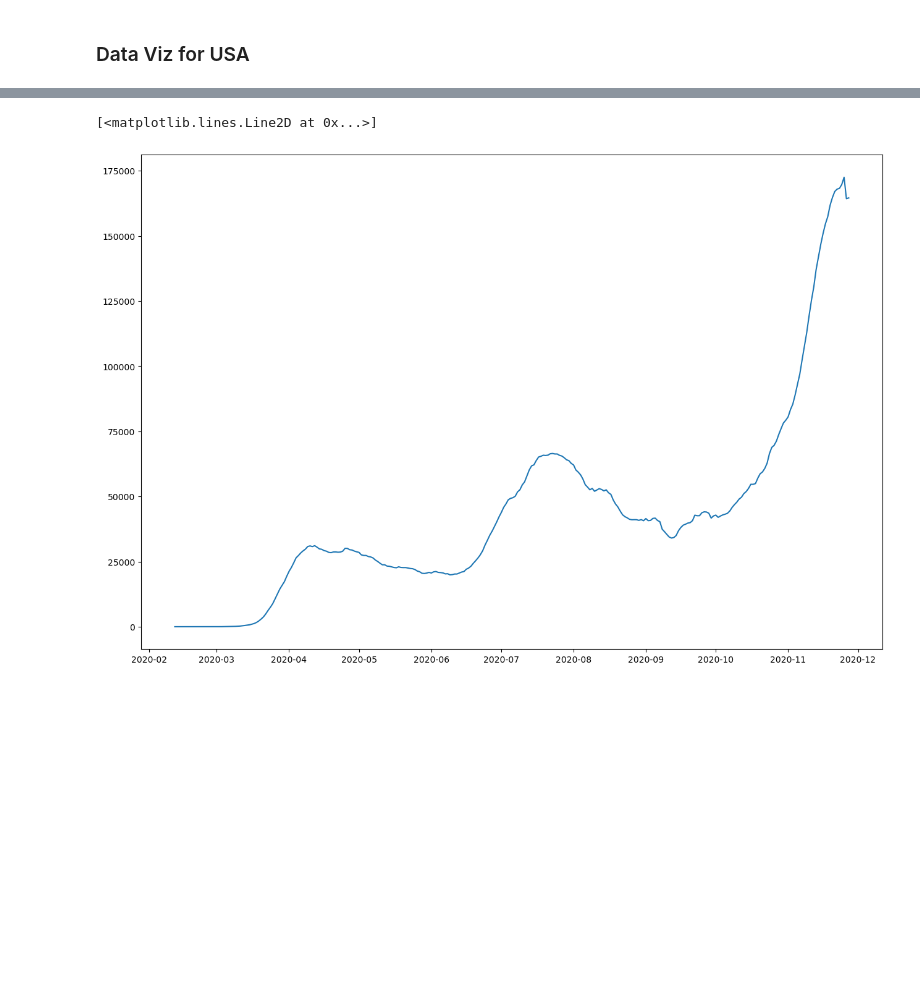
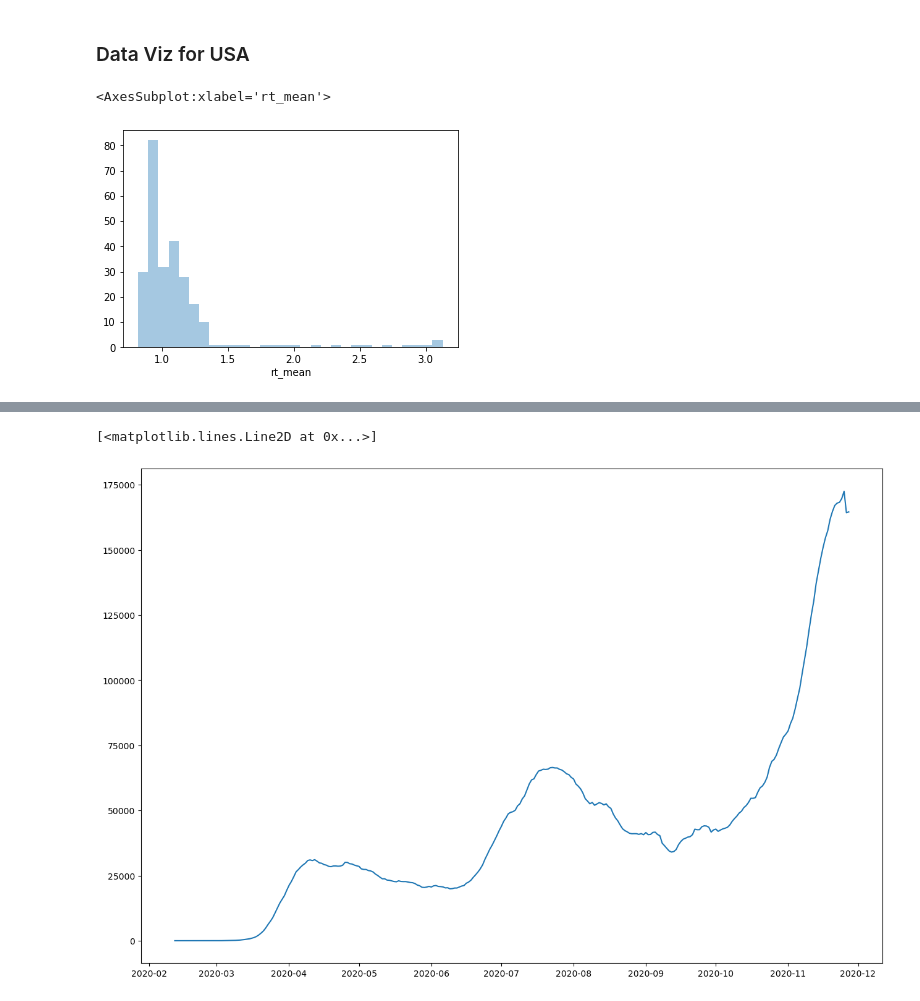
Before and after one commit to michaelcave1515/ai_work, a Jupyter notebook: covid_data/guInfectionEstimates.ipynb, the cells around one changed output, grey strips where cells are left out. Saved outputs shown, nothing was run; the diff lists cells and outputs as text; code cells hidden in the pictures; blank space fills up the shorter version.

```diff
--- a/covid_data/guInfectionEstimates.ipynb
+++ b/covid_data/guInfectionEstimates.ipynb
@@ -43,0 +60,8 @@ import numpy as np
+# %%
+# slicing the US data
+df_usa_viz = df_usa.iloc[20:-14,:]
+# %%
+sns.distplot(df_usa_viz['rt_mean'], kde=False,bins=30)
+# %% [output]
+<AxesSubplot:xlabel='rt_mean'>
+[figure, added]
```
Also changed, not shown: parts of 25 cells of this notebook, 6 other files.
